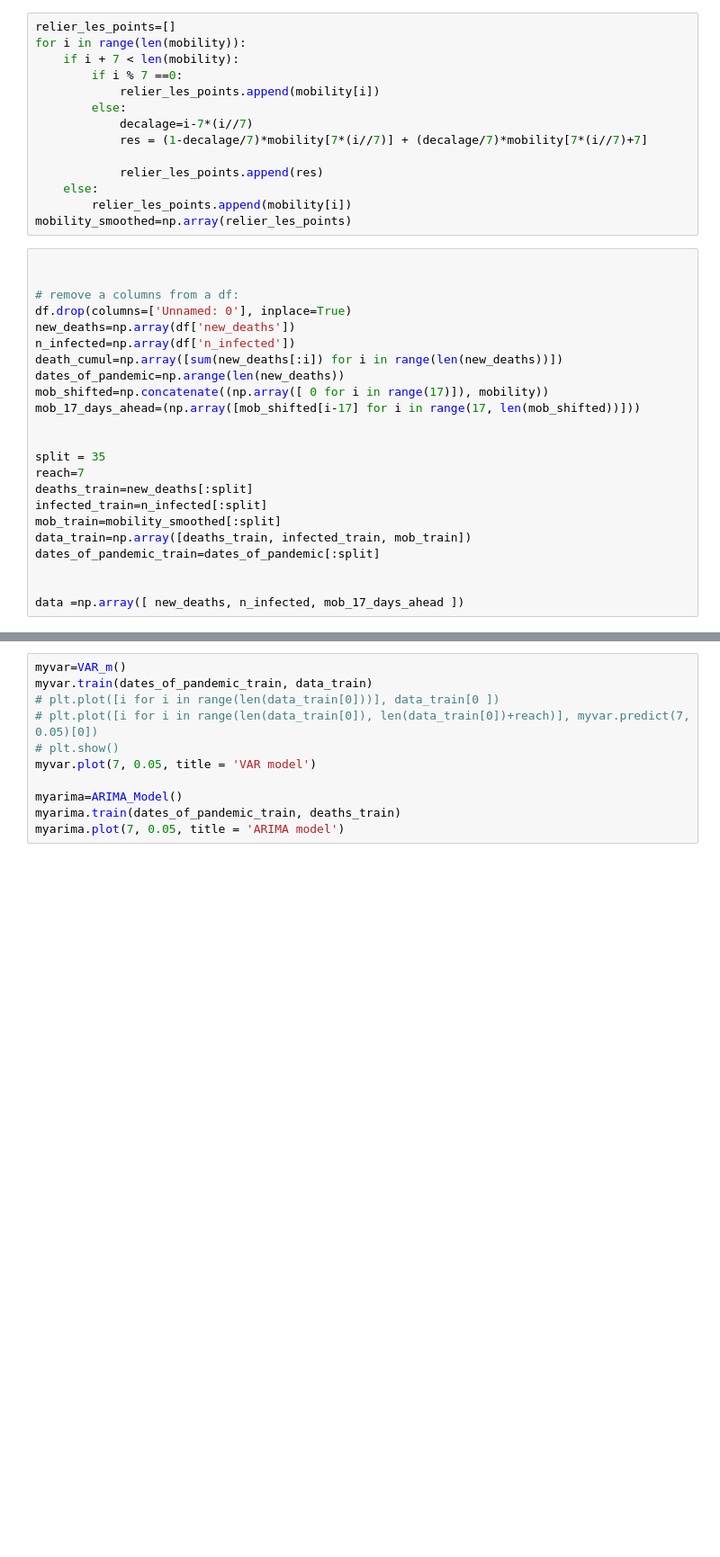
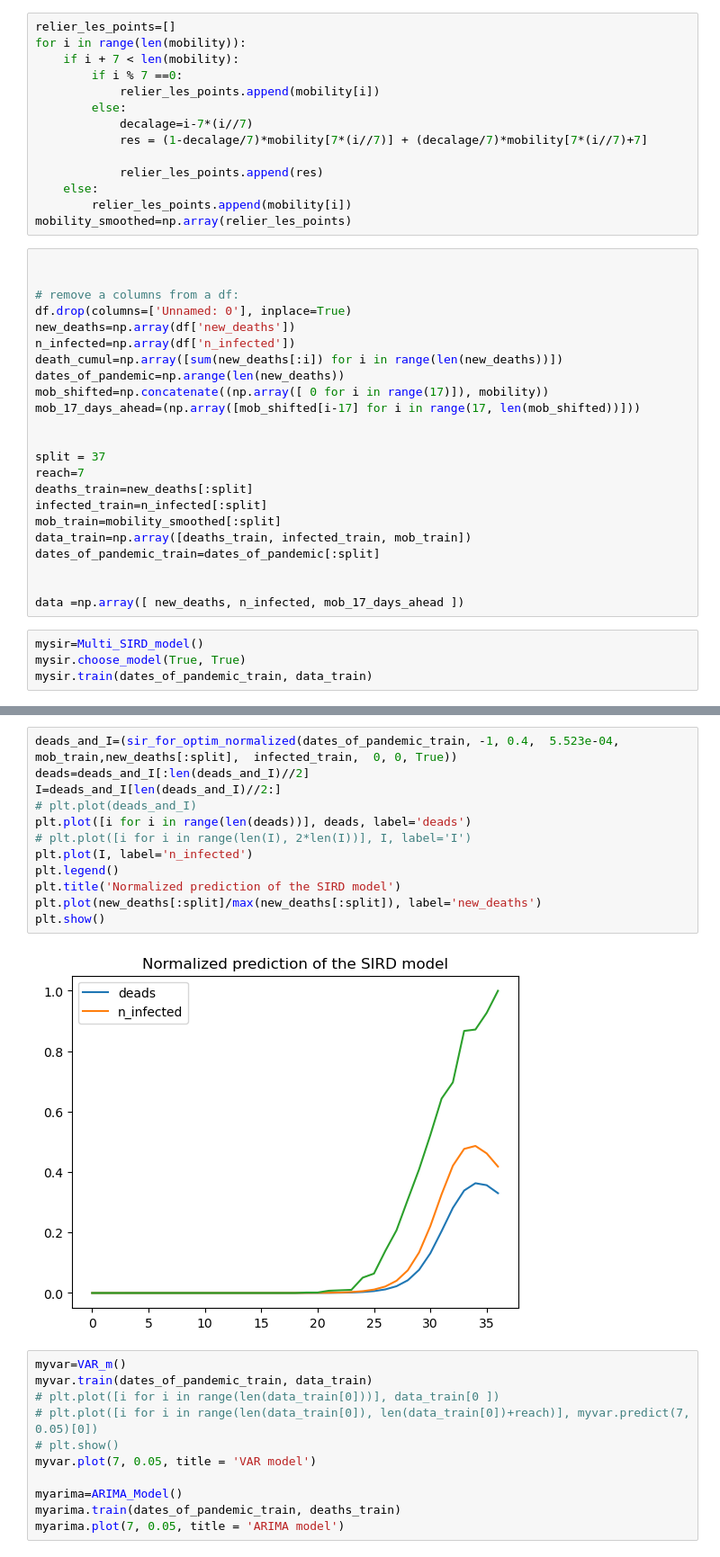
Before and after one commit to gregoirebechade/covid_internship, a Jupyter notebook: 04_exploring.ipynb, the cells around one changed output, grey strips where cells are left out. Shown at 90% size. Cells and saved outputs as stored; diff of their text form; blank space fills up the shorter version.

```diff
--- a/04_exploring.ipynb
+++ b/04_exploring.ipynb
@@ -57,7 +57,7 @@ mob_shifted=np.concatenate((np.array([ 0 for i in range(17)]), mobility))
 mob_17_days_ahead=(np.array([mob_shifted[i-17] for i in range(17, len(mob_shifted))]))
 
 
-split = 35
+split = 37
 reach=7
 deaths_train=new_deaths[:split]
 infected_train=n_infected[:split]
@@ -67,3 +67,7 @@ dates_of_pandemic_train=dates_of_pandemic[:split]
 
 
 data =np.array([ new_deaths, n_infected, mob_17_days_ahead ])
+# %%
+mysir=Multi_SIRD_model()
+mysir.choose_model(True, True)
+mysir.train(dates_of_pandemic_train, data_train)
@@ -70,3 +80,17 @@ data =np.array([ new_deaths, n_infected, mob_17_days_ahead ])
+# %%
+deads_and_I=(sir_for_optim_normalized(dates_of_pandemic_train, -1, 0.4,  5.523e-04, mob_train,new_deaths[:split],  infected_train,  0, 0, True))
+deads=deads_and_I[:len(deads_and_I)//2]
+I=deads_and_I[len(deads_and_I)//2:]
+# plt.plot(deads_and_I)
+plt.plot([i for i in range(len(deads))], deads, label='deads')
+# plt.plot([i for i in range(len(I), 2*len(I))], I, label='I')
+plt.plot(I, label='n_infected')
+plt.legend()
+plt.title('Normalized prediction of the SIRD model')
+plt.plot(new_deaths[:split]/max(new_deaths[:split]), label='new_deaths')
+plt.show()
+# %% [output]
+[figure, added]
 # %%
 myvar=VAR_m()
 myvar.train(dates_of_pandemic_train, data_train)
```
Also changed, not shown: parts of 2 cells of this notebook.
